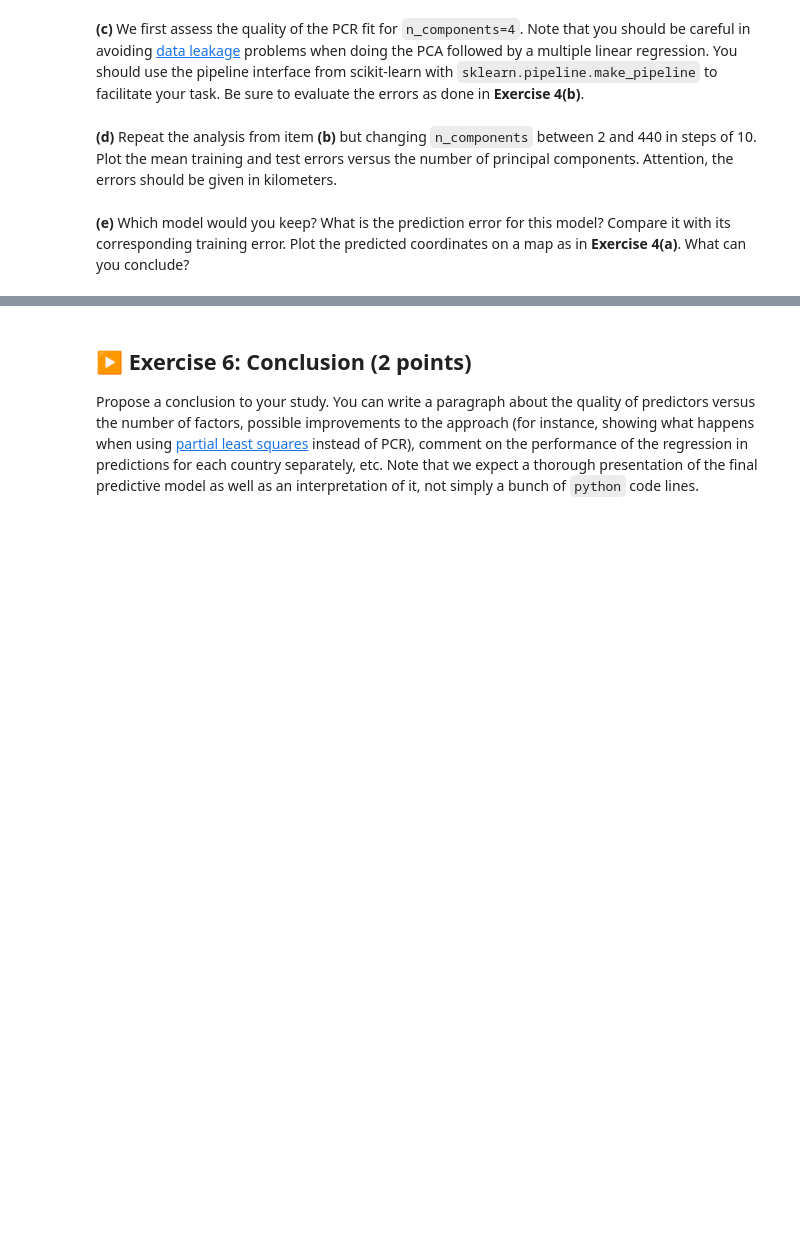
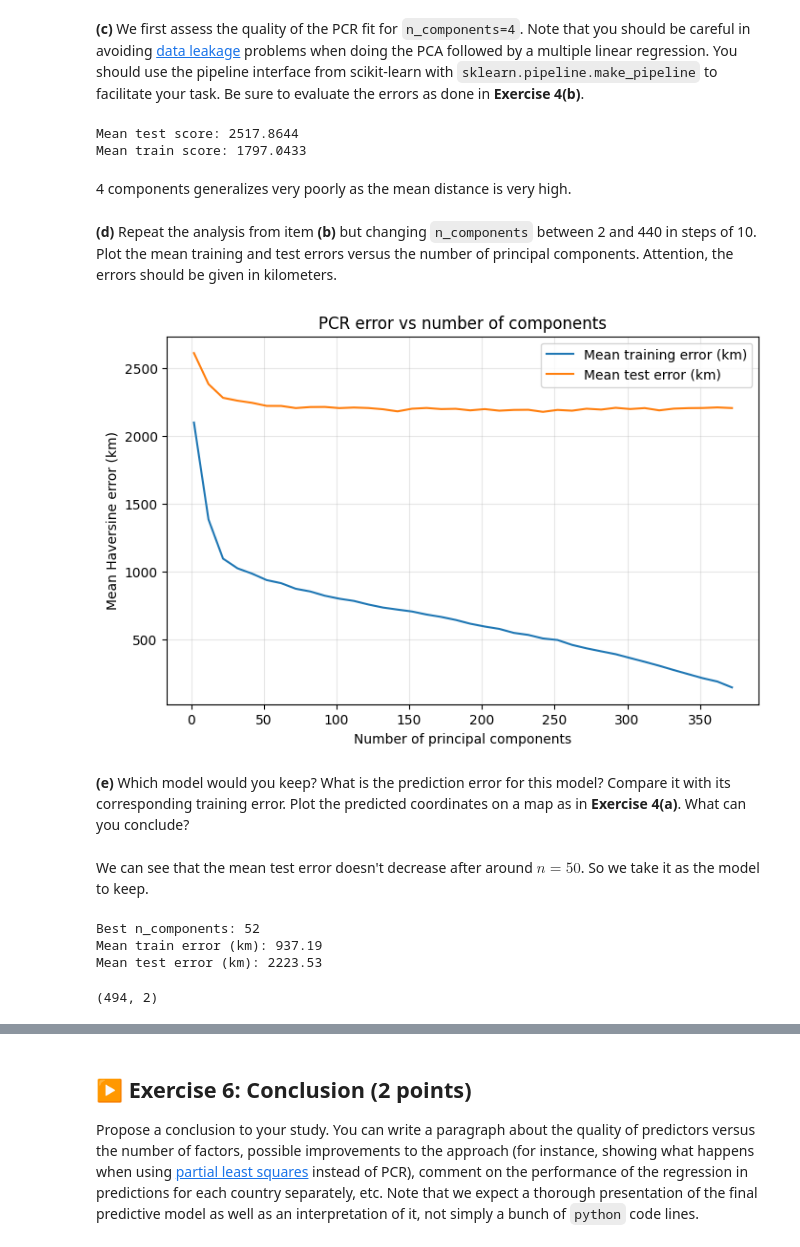
Before and after one commit to Basile-Mouret/ISLA, a Jupyter notebook: TP2/TP2.ipynb, the cells around one changed output, grey strips where cells are left out. Saved outputs shown, nothing was run; the diff lists cells and outputs as text; code cells hidden in the pictures; blank space fills up the shorter version.

```diff
--- a/TP2/TP2.ipynb
+++ b/TP2/TP2.ipynb
@@ -316,4 +356,71 @@ For this, you will run a linear regression to predict latitudes and longitudes.
+# %%
+pipeline = make_pipeline(PCA(n_components=4), sl.LinearRegression())
+cv = GroupKFold(n_splits=5)
+groups = df['Pop']
+
+scores = cross_validate(pipeline, X, y, cv=cv, groups=groups, return_train_score=True, scoring=haversine_km_scorer)
+print(f"Mean test score: {-scores['test_score'].mean():.4f}")
+print(f"Mean train score: {-scores['train_score'].mean():.4f}")
+# %% [output]
+Mean test score: 2517.8644
+Mean train score: 1797.0433
+# %% [markdown]
+4 components generalizes very poorly as the mean distance is very high.
 # %% [markdown]
 **(d)** Repeat the analysis from item **(b)** but changing `n_components` between 2 and 440 in steps of 10. Plot the mean training and test errors versus the number of principal components. Attention, the errors should be given in kilometers.
+# %%
+cv = GroupKFold(n_splits=5)
+groups = df['Pop']
+
+min_train_samples = min(len(train_idx) for train_idx, _ in cv.split(X, y, groups=groups))
+max_valid_components = min(X.shape[1], min_train_samples)
+grid = list(range(2, 382, 10))
+
+mean_train_errors_km = []
+mean_test_errors_km = []
+
+for n_components in grid:
+    pipeline = make_pipeline(PCA(n_components=n_components), sl.LinearRegression())
+    # uses parallel processing to speed up the cross-validation by setting n_jobs=-1, use the second line for a deterministic result
+    scores = cross_validate(pipeline,X,y,cv=cv,groups=groups,scoring=haversine_km_scorer,return_train_score=True, n_jobs=-1)
+    # scores = cross_validate(pipeline,X,y,cv=cv,groups=groups,scoring=haversine_km_scorer,return_train_score=True, n_jobs=1)
+
+    mean_train_errors_km.append(-scores['train_score'].mean())
+    mean_test_errors_km.append(-scores['test_score'].mean())
+
+plt.figure(figsize=(8, 5))
+plt.plot(grid, mean_train_errors_km, label='Mean training error (km)')
+plt.plot(grid, mean_test_errors_km, label='Mean test error (km)')
+plt.xlabel('Number of principal components')
+plt.ylabel('Mean Haversine error (km)')
+plt.title('PCR error vs number of components')
+plt.legend()
+plt.grid(alpha=0.3)
+plt.show()
+# %% [output]
+[figure, added]
 # %% [markdown]
 **(e)** Which model would you keep? What is the prediction error for this model? Compare it with its corresponding training error. Plot the predicted coordinates on a map as in **Exercise 4(a)**. What can you conclude?
+# %% [markdown]
+We can see that the mean test error doesn't decrease after around $n=50$. So we take it as the model to keep.
+# %%
+best_idx = 5
+print(f"Best n_components: {grid[best_idx]}")
+print(f"Mean train error (km): {mean_train_errors_km[best_idx]:.2f}")
+print(f"Mean test error (km): {mean_test_errors_km[best_idx]:.2f}")
+# %% [output]
+Best n_components: 52
+Mean train error (km): 937.19
+Mean test error (km): 2223.53
+# %%
+pca = PCA(n_components=grid[best_idx]).fit(X)
+Z = pca.transform(X)
+y = df[['long', 'lat']]
+
+# fit a multiple linear regression model
+lr = sl.LinearRegression()
+lr.fit(Z, y)
+prediction = lr.predict(Z)
+prediction.shape
+# %% [output]
+(494, 2)
```
Also changed, not shown: parts of 23 cells of this notebook.
